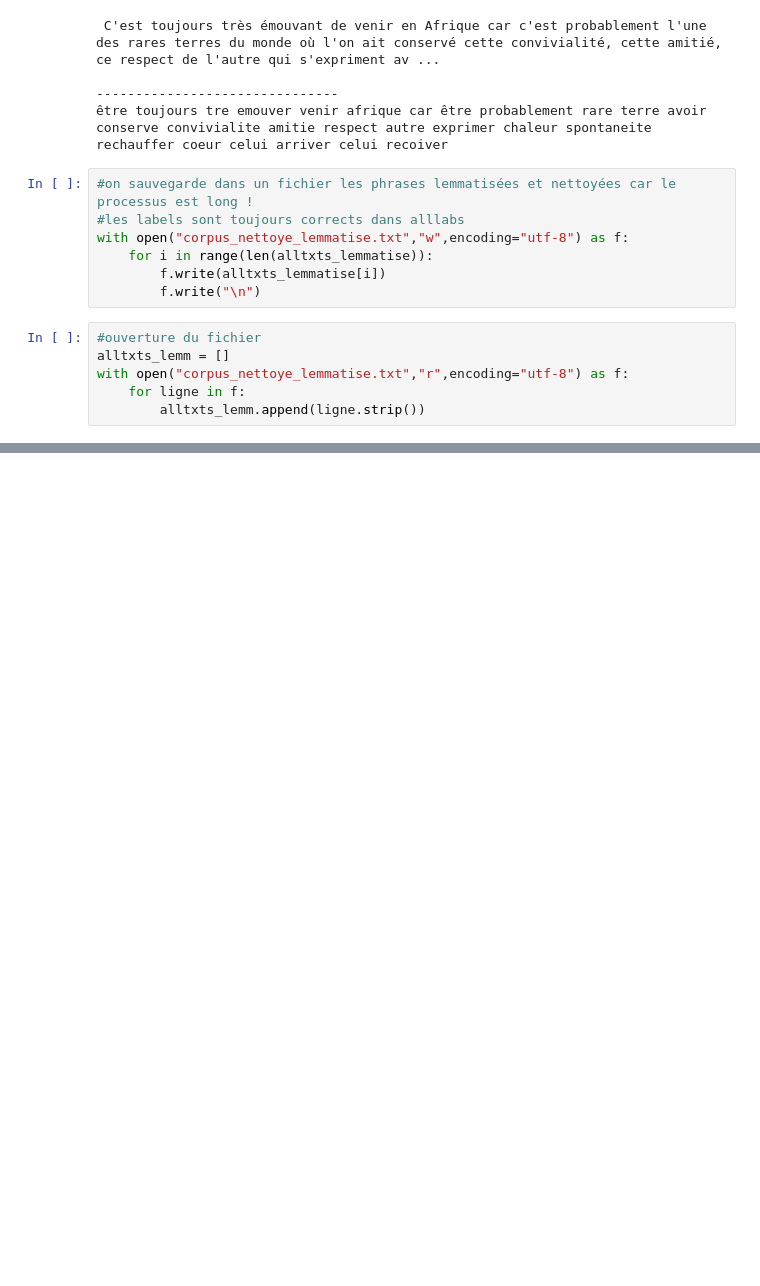
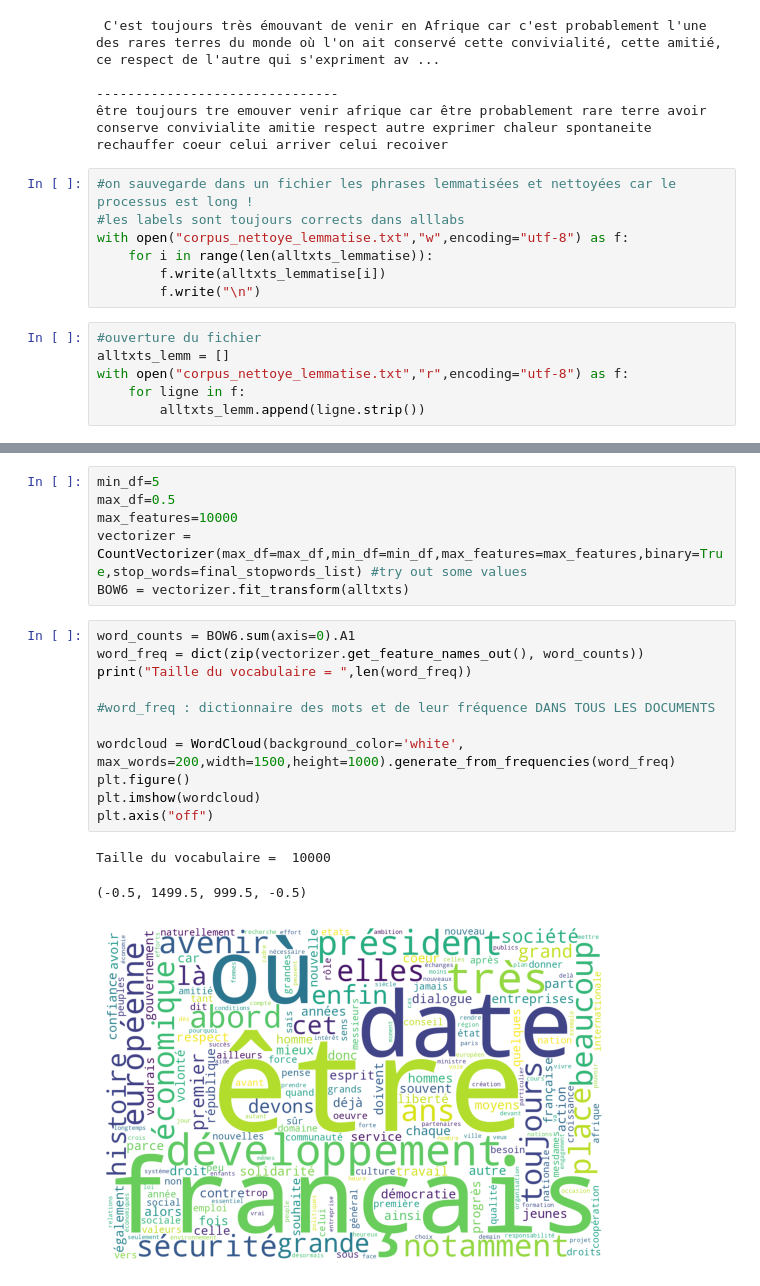
Before and after one commit to nbarrellon/RITAL2026, a Jupyter notebook: PROJET.ipynb, the cells around one changed output, grey strips where cells are left out. Drawn from its saved outputs; the diff is of its cells as text; blank space fills up the shorter version.

```diff
--- a/PROJET.ipynb
+++ b/PROJET.ipynb
@@ -272,0 +321,21 @@ Nb de mots du vocabulaire: 387669
+# %%
+min_df=5
+max_df=0.5
+max_features=10000
+vectorizer = CountVectorizer(max_df=max_df,min_df=min_df,max_features=max_features,binary=True,stop_words=final_stopwords_list) #try out some values
+BOW6 = vectorizer.fit_transform(alltxts)
+# %%
+word_counts = BOW6.sum(axis=0).A1
+word_freq = dict(zip(vectorizer.get_feature_names_out(), word_counts))
+print("Taille du vocabulaire = ",len(word_freq))
+
+#word_freq : dictionnaire des mots et de leur fréquence DANS TOUS LES DOCUMENTS
+
+wordcloud = WordCloud(background_color='white', max_words=200,width=1500,height=1000).generate_from_frequencies(word_freq)
+plt.figure()
+plt.imshow(wordcloud)
+plt.axis("off")
+# %% [output]
+Taille du vocabulaire =  10000
+(-0.5, 1499.5, 999.5, -0.5)
+[figure, added]
```
Also changed, not shown: parts of 23 cells of this notebook, 39 other files.
